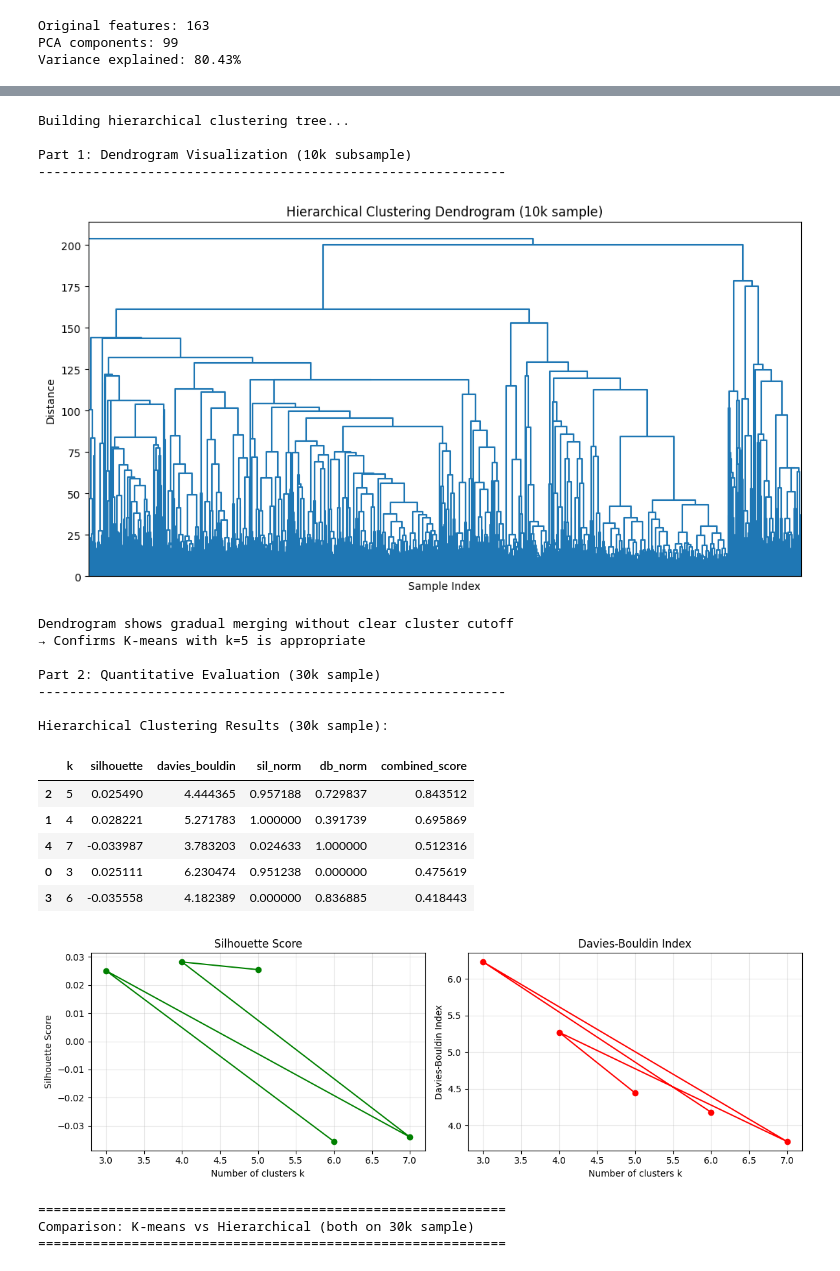
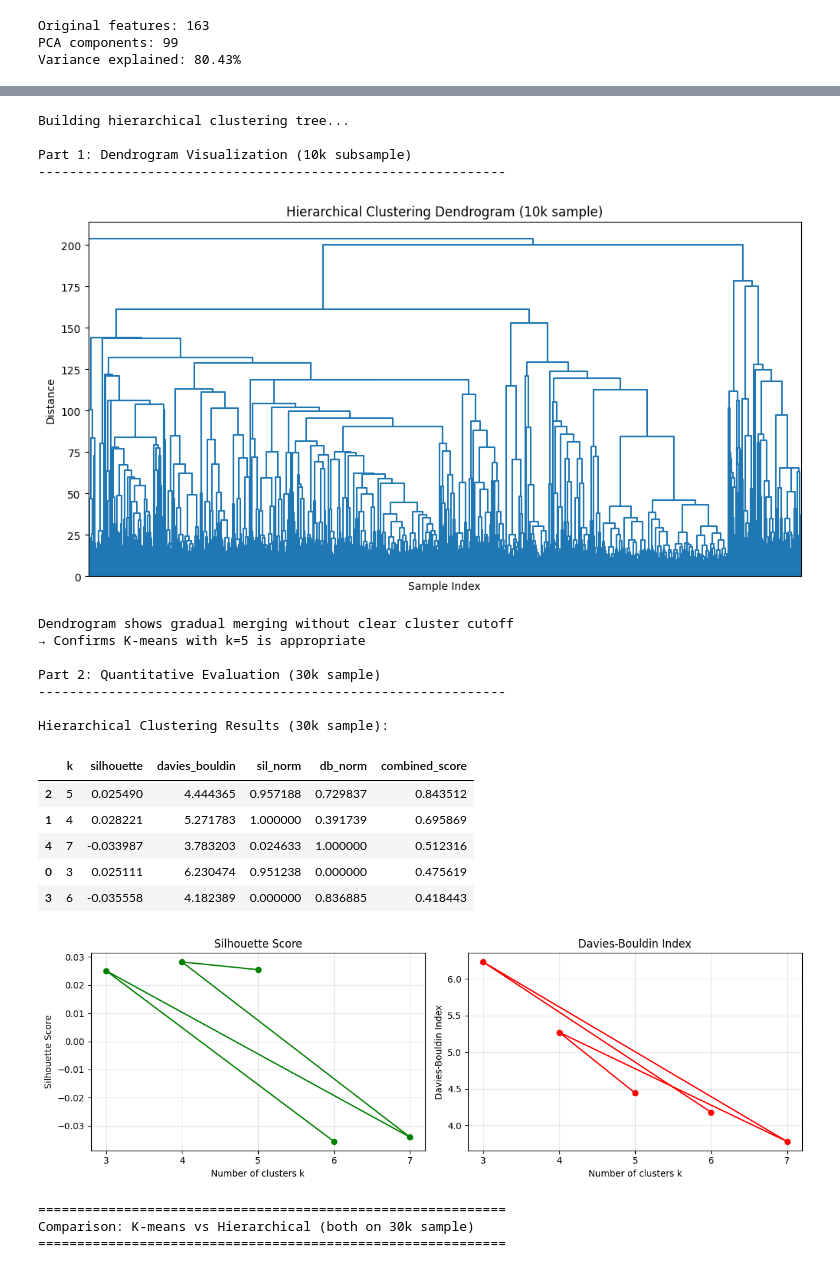
Before and after one commit to wengchienwei/ml-project-instacart, a Jupyter notebook: notebooks/02_phase1_clustering.ipynb, the cells around one changed output, grey strips where cells are left out. Cells and saved outputs as stored; diff of their text form; code cells hidden in the pictures.

```diff
--- a/notebooks/02_phase1_clustering.ipynb
+++ b/notebooks/02_phase1_clustering.ipynb
@@ -263,35 +263,37 @@ axes[0].set_xlabel('Number of clusters k')
 axes[0].set_ylabel('Silhouette Score')
 axes[0].set_title('Silhouette Score')
 axes[0].grid(True, alpha=0.3)
+axes[0].set_xticks(k_values)
 
 axes[1].plot(hier_df['k'], hier_df['davies_bouldin'], marker='o', color='r')
 axes[1].set_xlabel('Number of clusters k')
 axes[1].set_ylabel('Davies-Bouldin Index')
 axes[1].set_title('Davies-Bouldin Index')
 axes[1].grid(True, alpha=0.3)
+axes[1].set_xticks(k_values)
 
 plt.tight_layout()
 plt.show()
 # %% [output]
 Building hierarchical clustering tree...
 
 Part 1: Dendrogram Visualization (10k subsample)
 ------------------------------------------------------------
 [figure]
 Dendrogram shows gradual merging without clear cluster cutoff
 → Confirms K-means with k=5 is appropriate
 
 Part 2: Quantitative Evaluation (30k sample)
 ------------------------------------------------------------
 
 Hierarchical Clustering Results (30k sample):
 |  | k | silhouette | davies_bouldin | sil_norm | db_norm | combined_score |
 | 2 | 5 | 0.025490 | 4.444365 | 0.957188 | 0.729837 | 0.843512 |
 | 1 | 4 | 0.028221 | 5.271783 | 1.000000 | 0.391739 | 0.695869 |
 | 4 | 7 | -0.033987 | 3.783203 | 0.024633 | 1.000000 | 0.512316 |
 | 0 | 3 | 0.025111 | 6.230474 | 0.951238 | 0.000000 | 0.475619 |
 | 3 | 6 | -0.035558 | 4.182389 | 0.000000 | 0.836885 | 0.418443 |
-[figure, old version]
+[figure, new version]
 # %%
 # --------------------------------------------------
 # Comparison with K-means
```
Also changed, not shown: parts of 13 cells of this notebook.
